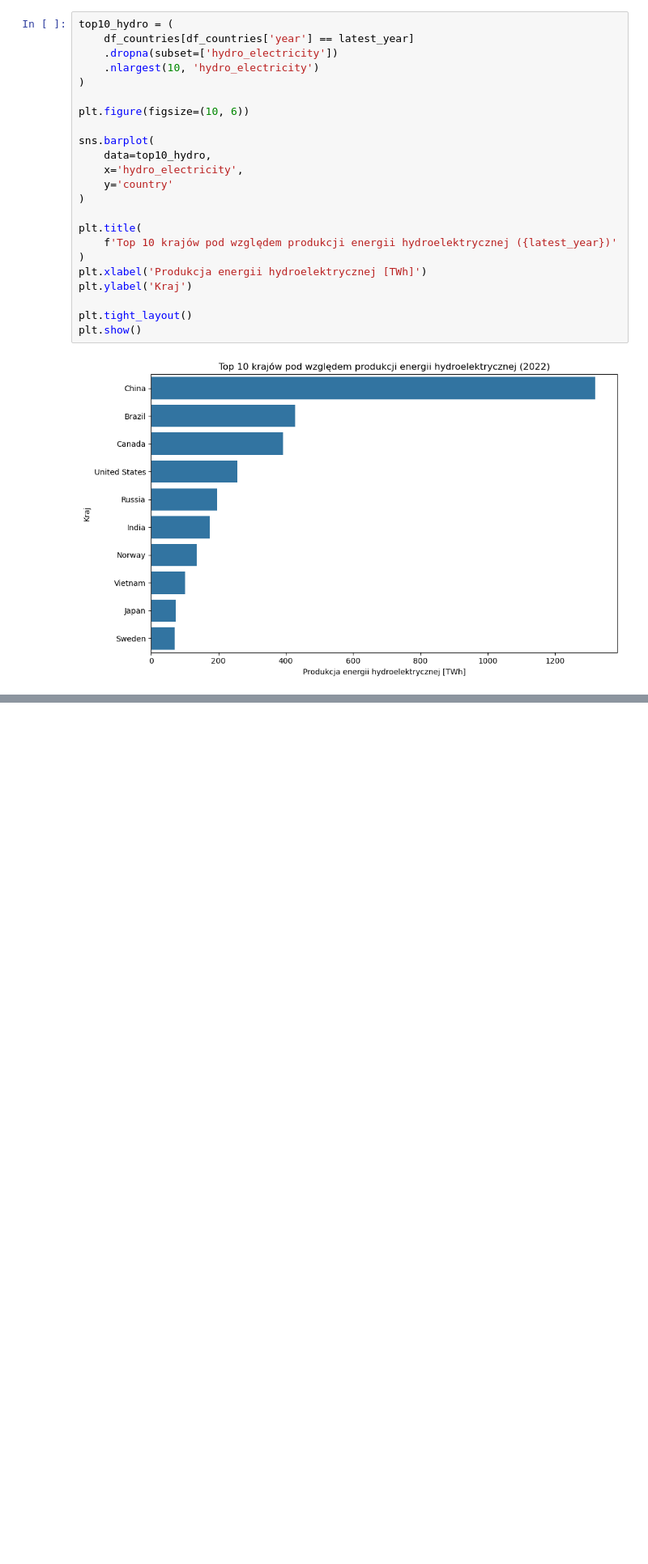
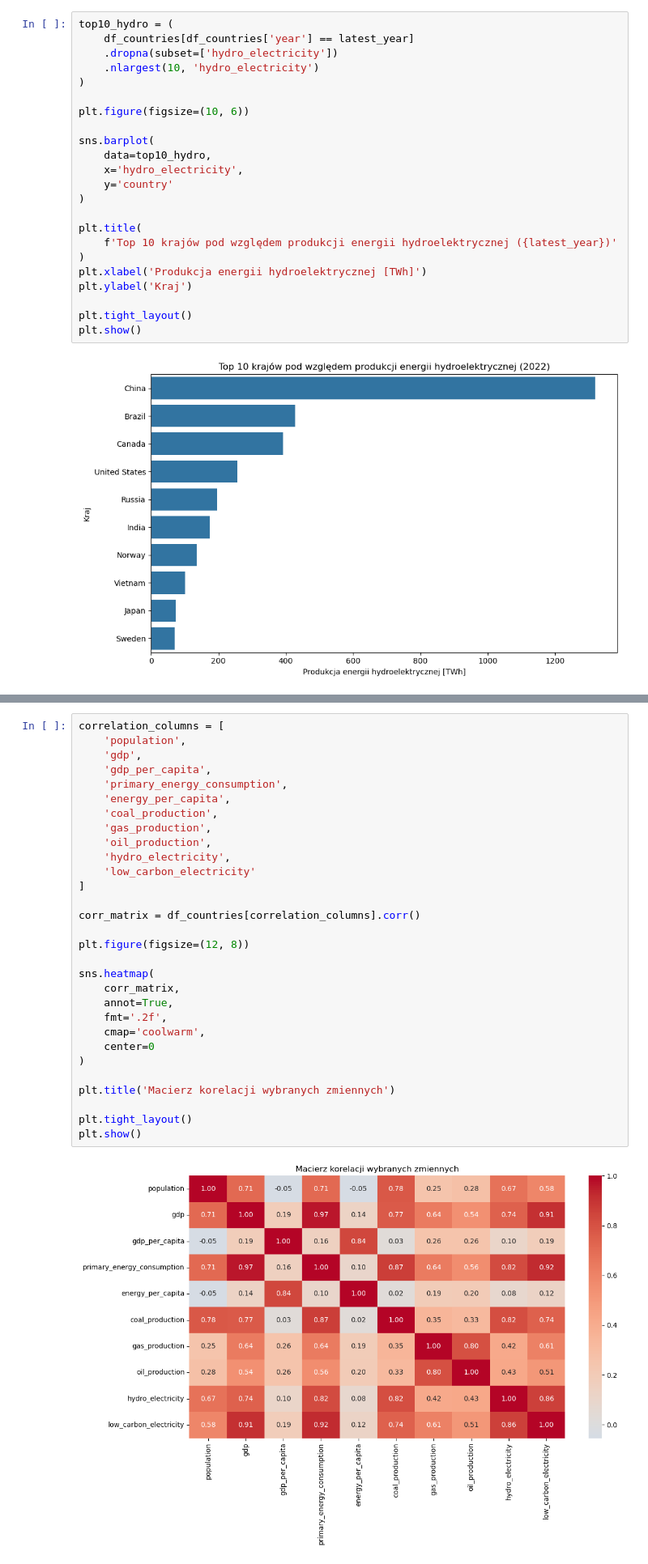
Before and after one commit to olaramota-beep/AWDP-projekt-do-oddania, a Jupyter notebook: Diagnostyka danych i wizualizacja.ipynb, the cells around one changed output, grey strips where cells are left out. Shown at 81% size. Drawn from its saved outputs; the diff is of its cells as text; blank space fills up the shorter version.

Commit message:
Macierz koleracji

```diff
--- a/Diagnostyka danych i wizualizacja.ipynb
+++ b/Diagnostyka danych i wizualizacja.ipynb
@@ -589,0 +632,32 @@ plt.show()
+# %%
+correlation_columns = [
+    'population',
+    'gdp',
+    'gdp_per_capita',
+    'primary_energy_consumption',
+    'energy_per_capita',
+    'coal_production',
+    'gas_production',
+    'oil_production',
+    'hydro_electricity',
+    'low_carbon_electricity'
+]
+
+corr_matrix = df_countries[correlation_columns].corr()
+
+plt.figure(figsize=(12, 8))
+
+sns.heatmap(
+    corr_matrix,
+    annot=True,
+    fmt='.2f',
+    cmap='coolwarm',
+    center=0
+)
+
+plt.title('Macierz korelacji wybranych zmiennych')
+
+plt.tight_layout()
+plt.show()
+# %% [output]
+[figure, added]
```
Also changed, not shown: parts of 3 cells of this notebook.
